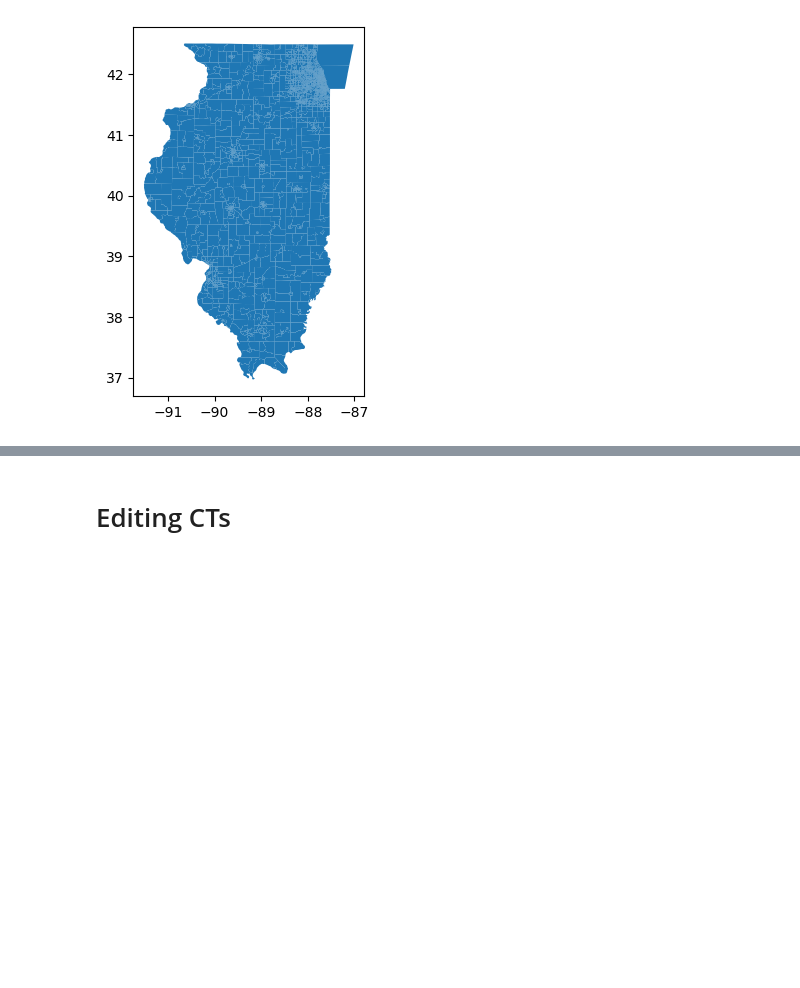
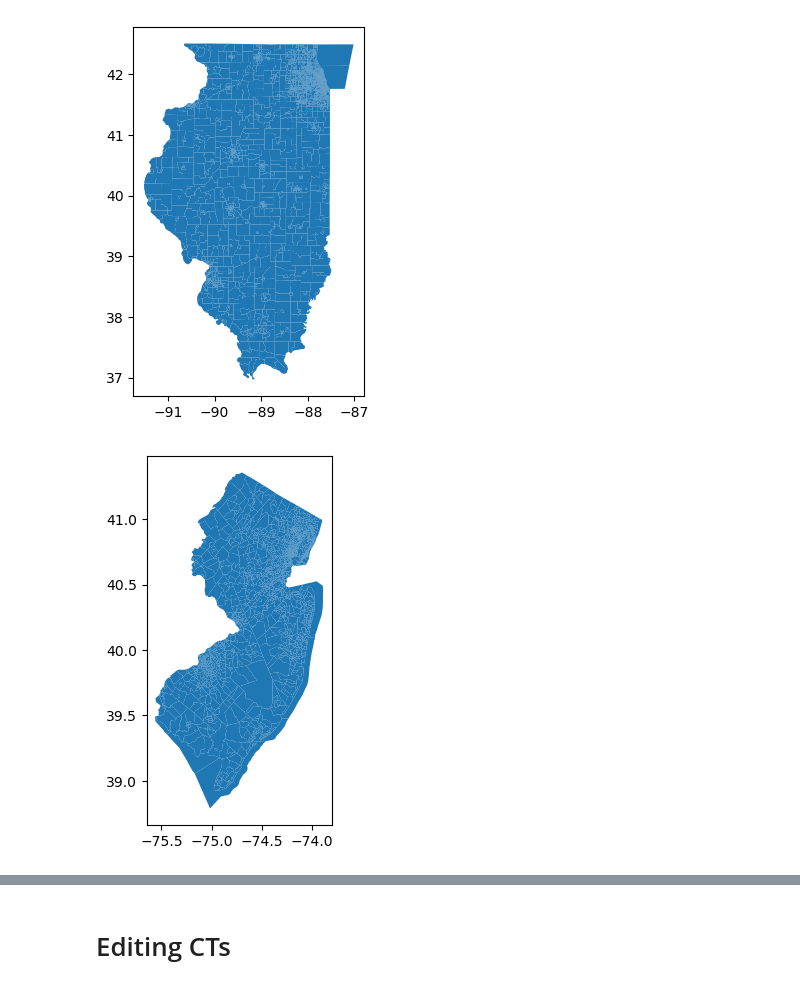
Before and after one commit to cjsyzwsh/economic_growth_usa, a Jupyter notebook: src/02_intermediate/inter_03_combine_econ_and_shapefiles.ipynb, the cells around one changed output, grey strips where cells are left out. Drawn from its saved outputs; the diff is of its cells as text; code cells hidden in the pictures; blank space fills up the shorter version.

```diff
--- a/src/02_intermediate/inter_03_combine_econ_and_shapefiles.ipynb
+++ b/src/02_intermediate/inter_03_combine_econ_and_shapefiles.ipynb
@@ -61,6 +46,10 @@ nh_ct_shp = gpd.read_file('../../data/01_raw/shapefiles/tl_2016_33_tract.shp')
 fl_ct_shp = gpd.read_file('../../data/01_raw/shapefiles/tl_2020_12_tract.shp')
 
 il_ct_shp = gpd.read_file('../../data/01_raw/shapefiles/tl_2020_17_tract.shp')
+
+nj_ct_shp = gpd.read_file('../../data/01_raw/shapefiles/tl_2019_34_tract.shp')
+
+ny_ct_shp = gpd.read_file('../../data/01_raw/shapefiles/tl_2019_36_tract.shp')
 # %%
 ma_ct_shp.plot()
 plt.show()
@@ -76,3 +65,8 @@ il_ct_shp.plot()
 plt.show()
 # %% [output]
 [figure]
+# %%
+nj_ct_shp.plot()
+plt.show()
+# %% [output]
+[figure, added]
```
Also changed, not shown: parts of 20 cells of this notebook, 36 other files.
